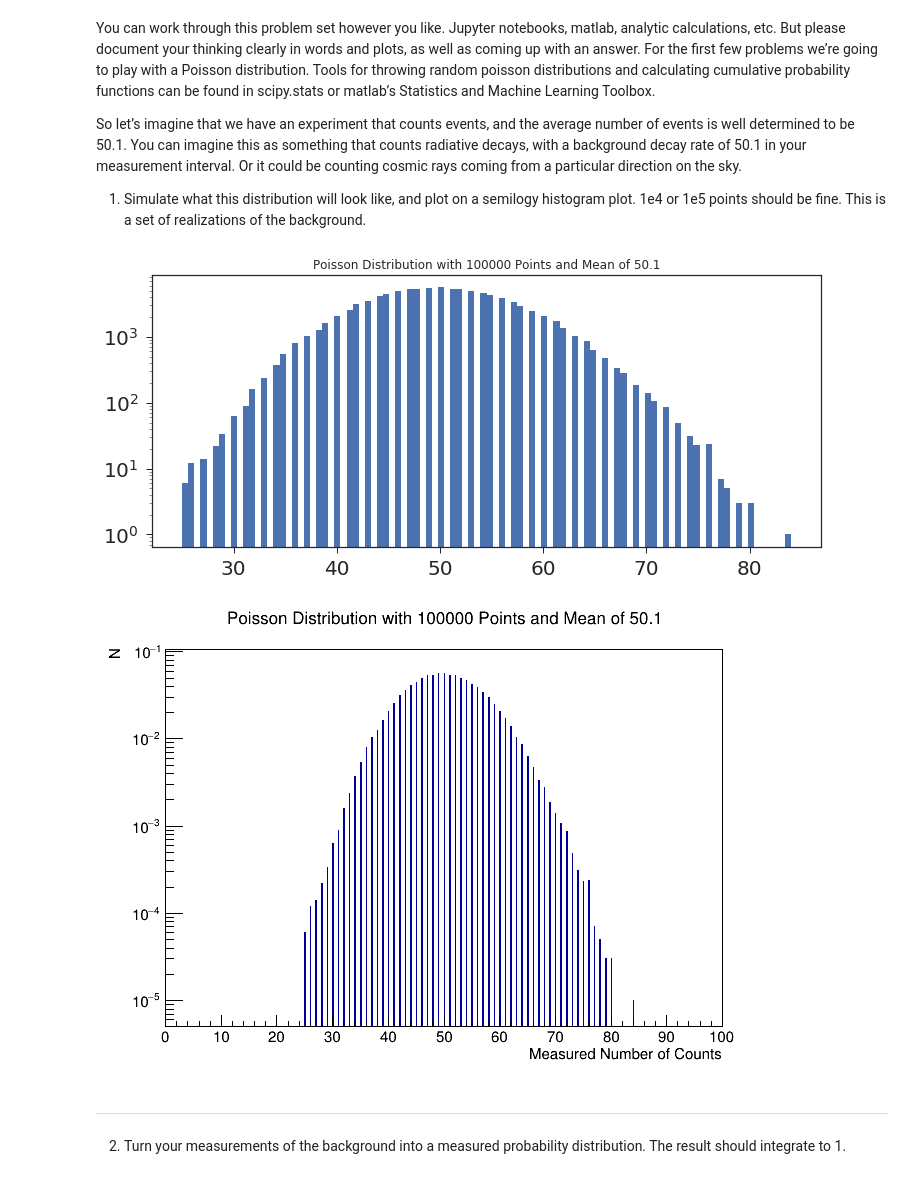
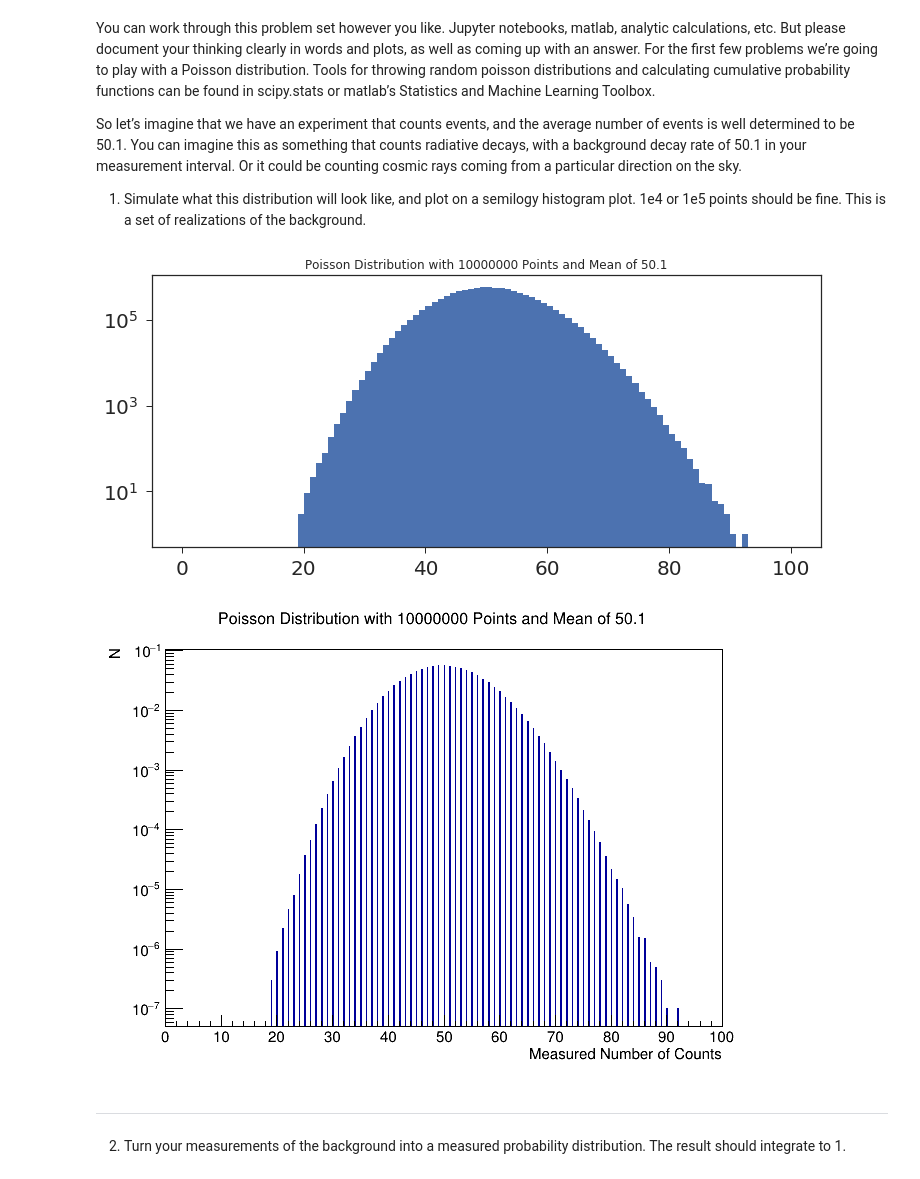
Before and after one commit to jlabounty/phys576, a Jupyter notebook: PHYS576_HW1_JoshuaLaBounty.ipynb, the cells around one changed output. Drawn from its saved outputs; the diff is of its cells as text; code cells hidden in the pictures.

Commit message:
Increases number of points in simulation

```diff
--- a/PHYS576_HW1_JoshuaLaBounty.ipynb
+++ b/PHYS576_HW1_JoshuaLaBounty.ipynb
@@ -36,19 +36,19 @@ So let’s imagine that we have an experiment that counts events, and the averag
 
 1) Simulate what this distribution will look like, and plot on a semilogy histogram plot. 1e4 or 1e5 points should be fine. This is a set of realizations of the background.
 # %%
-#Lets generate a random Poisson distribution with a mean of 50.1, and N = 1e5
-nPoints = 10**5
+#Lets generate a random Poisson distribution with a mean of 50.1, and N = 1e7
+nPoints = 10**7
 mean = 50.1
 
 testPoisson = scipy.stats.poisson.rvs(mean, size=nPoints)
 # %%
 #Now lets plot this and make sure it has been generated correctly
 fig, ax = plt.subplots(figsize=(12, 5))
-plt.hist(testPoisson,log=True,bins=100)
+plt.hist(testPoisson,log=True,bins=100,range=(0,100))
 plt.title("Poisson Distribution with "+str(nPoints)+" Points and Mean of "+str(mean))
 plt.show()
 # %% [output]
-[figure, old version]
+[figure, new version]
 # %%
 #Now lets also turn this into a root histogram for easy fitting
 h1 = r.TH1D("h1","Poisson Distribution with "+str(nPoints)+" Points and Mean of "+str(mean)+";Measured Number of Counts;N",1000,0,100)
@@ -57,14 +60,12 @@ for ding in testPoisson:
 # %%
 c1 = r.TCanvas()
 c1.SetLogy()
+
 h1.Draw("HIST")
 
-#Normalize the histogram so that the PDF works as advertized
-h1.Scale(1/(h1.GetEntries()))
-
 c1.Draw()
 # %% [output]
-[figure, old version]
+[figure, new version]
 # %% [markdown]
 ---
 
```
Also changed, not shown: parts of 10 cells of this notebook.
